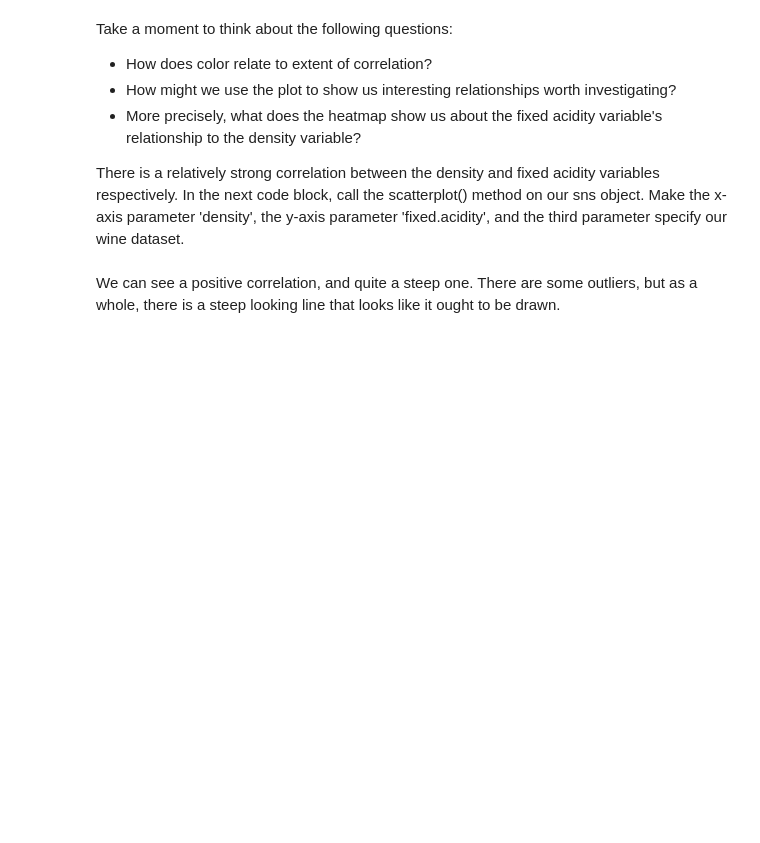
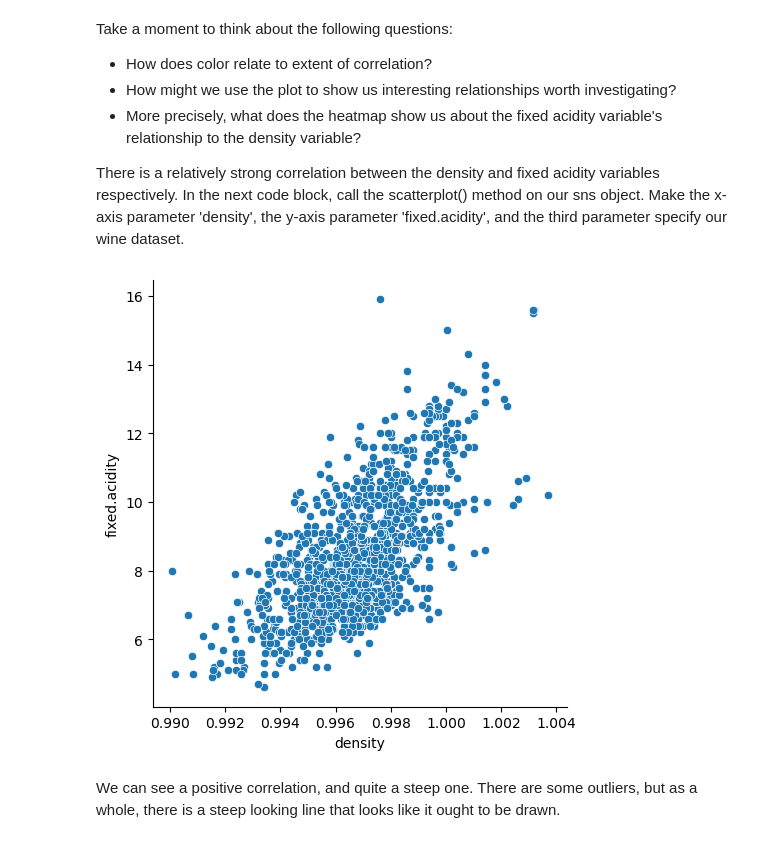
Before and after one commit to rinkylia2997/Statistical_Inference_Linear_Regression_Case_S, a Jupyter notebook: Springboard Regression Case Study - the Red Wine Dataset - Tier 3.ipynb, the cells around one changed output. Saved outputs shown, nothing was run; the diff lists cells and outputs as text; code cells hidden in the pictures; blank space fills up the shorter version.

```diff
--- a/Springboard Regression Case Study - the Red Wine Dataset - Tier 3.ipynb
+++ b/Springboard Regression Case Study - the Red Wine Dataset - Tier 3.ipynb
@@ -226,4 +233,7 @@ Take a moment to think about the following questions:
 There is a relatively strong correlation between the density and fixed acidity variables respectively. In the next code block, call the scatterplot() method on our sns object. Make the x-axis parameter 'density', the y-axis parameter 'fixed.acidity', and the third parameter specify our wine dataset.
 # %%
 # Plot density against fixed.acidity
-_ _ _
+_ = sns.relplot(x='density', y='fixed.acidity', kind='scatter', data = df)
+plt.show()
+# %% [output]
+[figure, added]
```
Also changed, not shown: parts of 5 cells of this notebook.
